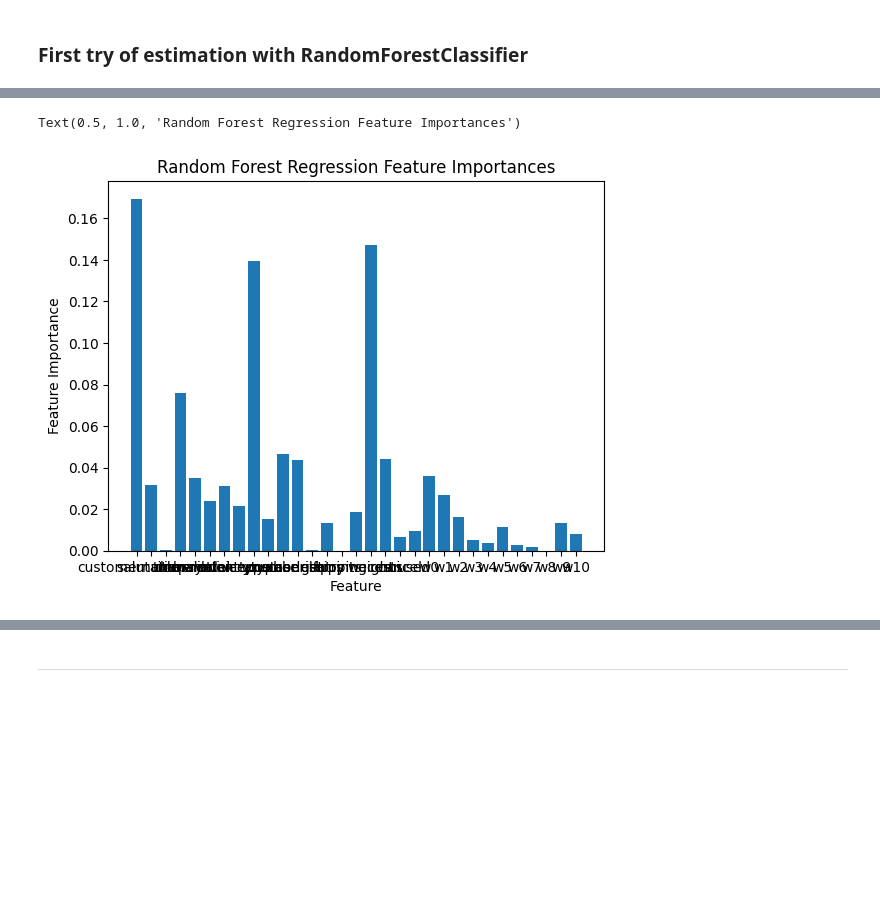
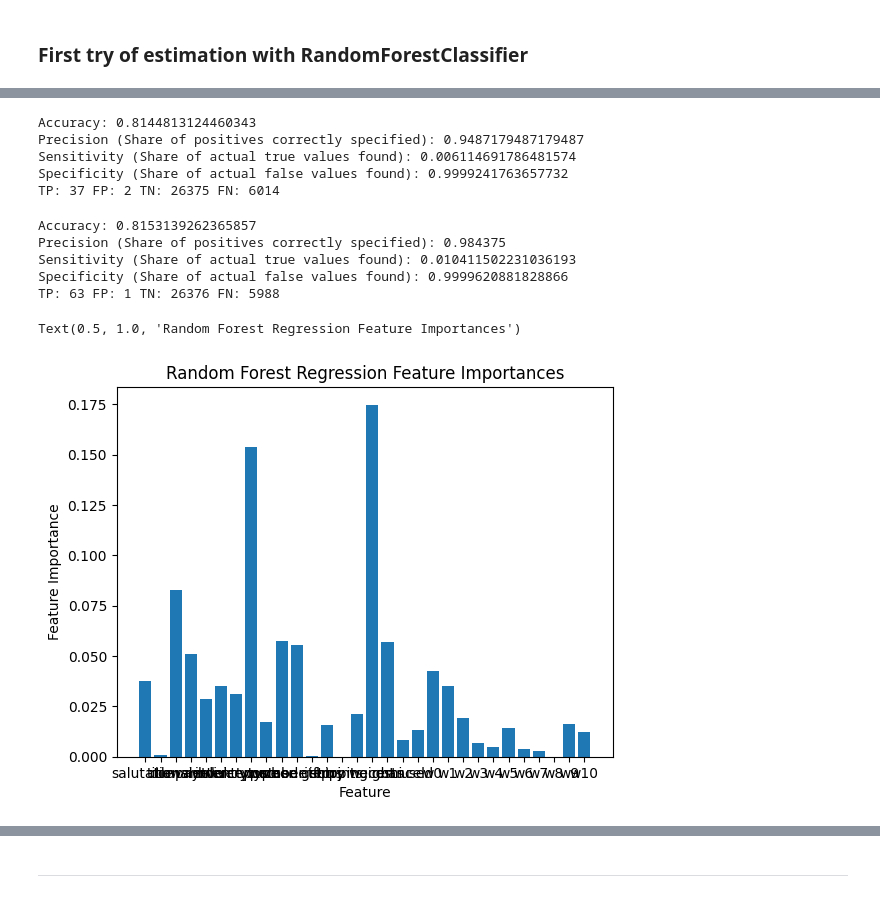
Before and after one commit to benherz/Mini-Project, a Jupyter notebook: ML_mini_project.ipynb, the cells around one changed output, grey strips where cells are left out. Saved outputs shown, nothing was run; the diff lists cells and outputs as text; code cells hidden in the pictures; blank space fills up the shorter version.

```diff
--- a/ML_mini_project.ipynb
+++ b/ML_mini_project.ipynb
@@ -216,12 +230,19 @@ TP: 5778 FP: 0 TN: 26377 FN: 273
 # %%
-# Conduct RandomizedSearchCV over input parameters
-max_depth = range(30,80)
+# Setup ranges for different parameters for hyperparameter tuning
+max_depth = range(10,20)
 min_samples_split = range(10,20)
 min_samples_leaf = range(5,20)
 n_estimators = range(30,50)
+#cv = range(4,10)
+
+# Collect in dictionary
 param_dist = {'max_depth': max_depth,'min_samples_split': min_samples_split, 'min_samples_leaf': min_samples_leaf, 'n_estimators': n_estimators}
 
+# Set up forest classifier
 forest = RandomForestClassifier()
-forest_cv = RandomizedSearchCV(forest, param_dist, n_jobs=-1, cv=5,verbose=1, n_iter=500, scoring='accuracy')
-forest_cv.fit(X_train,Y_train) # does it automatically use best parameters?
+# Set up RandomizedSearchCV
+forest_cv = RandomizedSearchCV(forest, param_dist, n_jobs = -1, verbose = 1, n_iter = 1000, scoring = 'accuracy', cv = 5)#, random_state = 0) # not same results though
+
+# Fit it to the data
+forest_cv.fit(x_train,y_train) # does it automatically use best parameters?
 # %% [output]
@@ -267,0 +259,24 @@ Not really sure what to make of these results yet
+# %%
+# Grab optimal parameters from previous CV
+best_depth = forest_cv.best_params_["max_depth"]
+best_split = forest_cv.best_params_["min_samples_split"]
+best_leaf = forest_cv.best_params_["min_samples_leaf"]
+best_est = forest_cv.best_params_["n_estimators"]
+
+
+# Set range around previous optimal parameters to search for even better parameters
+max_depth = range(best_depth - 2, best_depth + 2)
+min_samples_split = range(best_split - 2, best_split + 2)
+min_samples_leaf = range(best_leaf - 2, best_leaf + 2)
+n_estimators = range(best_est - 2, best_est + 2)
+
+
+# Collect in dicionary
+param_dist = {'max_depth': max_depth,'min_samples_split': min_samples_split, 'min_samples_leaf': min_samples_leaf, 'n_estimators': n_estimators}
+
+# Set up forest
+forest = RandomForestClassifier()
+# Set up RandomizedSearchCV
+forest_cv2 = RandomizedSearchCV(forest, param_dist, n_jobs = -1, cv = 5,verbose = 1, n_iter = 1000, scoring = 'accuracy')
+# Fit it to the data
+forest_cv2.fit(x_train, y_train) # does it automatically use best parameters?
@@ -268,15 +292,35 @@ Not really sure what to make of these results yet
+# %%
+# Predict and evaluate first cv model
+y_train_pred_cv = forest_cv.predict(x_train)
+evaluate_model(y_train, y_train_pred_cv)
+# %% [output]
+Accuracy: 0.8144813124460343
+Precision (Share of positives correctly specified): 0.9487179487179487
+Sensitivity (Share of actual true values found): 0.006114691786481574
+Specificity (Share of actual false values found): 0.9999241763657732
+TP: 37 FP: 2 TN: 26375 FN: 6014
+# %%
+# Predict and evaluate second cv model
+y_train_pred_cv2 = forest_cv2.predict(x_train)
+evaluate_model(y_train, y_train_pred_cv2)
+# %% [output]
+Accuracy: 0.8153139262365857
+Precision (Share of positives correctly specified): 0.984375
+Sensitivity (Share of actual true values found): 0.010411502231036193
+Specificity (Share of actual false values found): 0.9999620881828866
+TP: 63 FP: 1 TN: 26376 FN: 5988
 # %%
 # Plot feature importance
 fig = plt.figure()
 ax = fig.gca() #get current axis
-ax.bar(range(X_train.shape[1]), forest_cv.best_estimator_.feature_importances_)
-ax.set_xticks(np.arange(X_train.shape[1]))
-ax.set_xticklabels([f'{col}' for col in X_train.columns])
+ax.bar(range(x_train.shape[1]), forest_cv2.best_estimator_.feature_importances_)
+ax.set_xticks(np.arange(x_train.shape[1]))
+ax.set_xticklabels([f'{col}' for col in x_train.columns])
 ax.set_xlabel('Feature')
 ax.set_ylabel('Feature Importance')
 ax.set_title('Random Forest Regression Feature Importances')
 
 # Ugly ass graph but its working
 # %% [output]
 Text(0.5, 1.0, 'Random Forest Regression Feature Importances')
-[figure, old version]
+[figure, new version]
```
Also changed, not shown: parts of 45 cells of this notebook, 1 other file.
